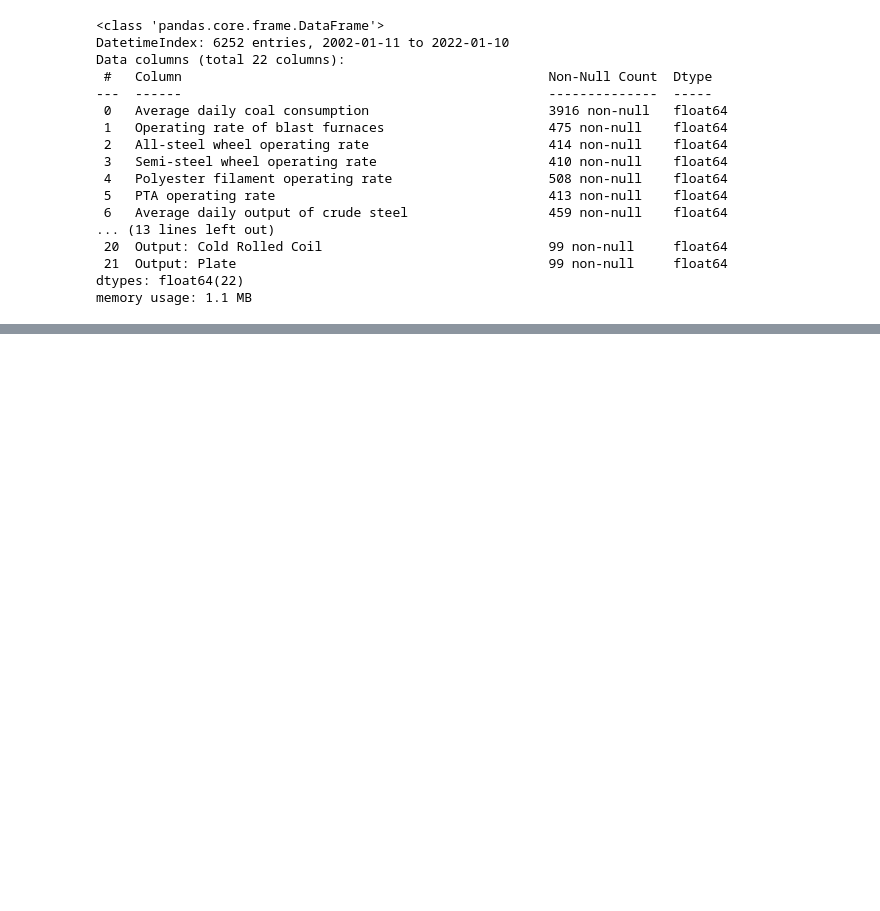
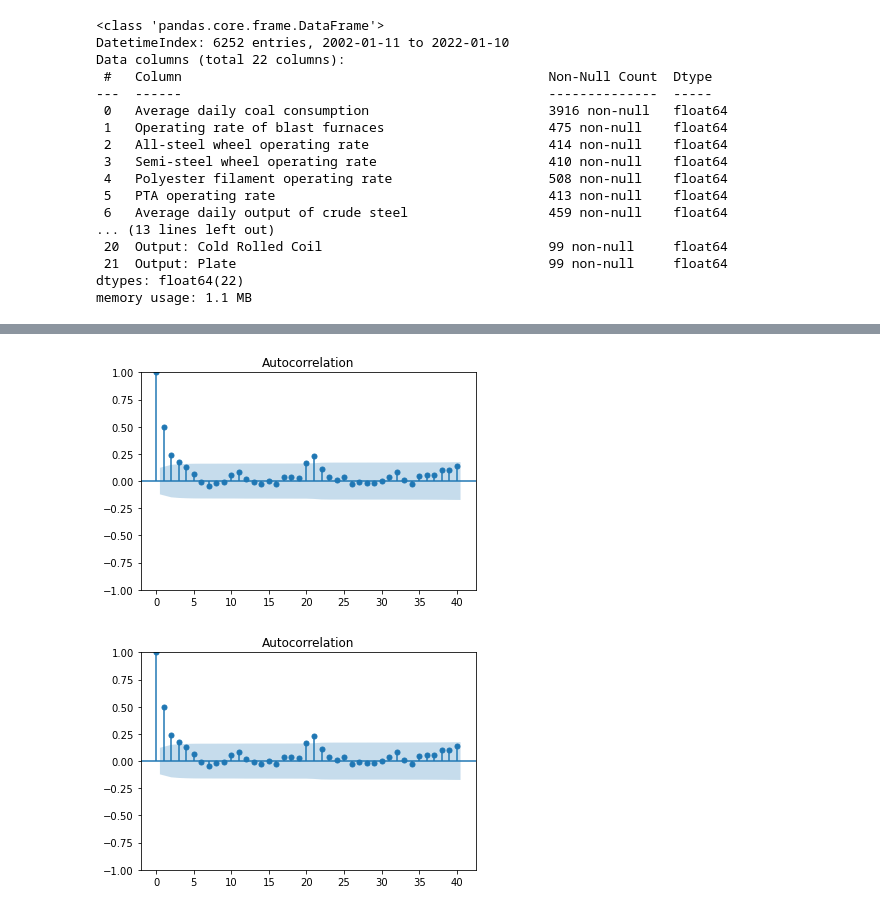
Before and after one commit to koueihei/Project-for-math-data-skills-YG, a Jupyter notebook: Data_and_code/datacleaning.ipynb, the cells around one changed output, grey strips where cells are left out. Drawn from its saved outputs; the diff is of its cells as text; code cells hidden in the pictures; blank space fills up the shorter version.

```diff
--- a/Data_and_code/datacleaning.ipynb
+++ b/Data_and_code/datacleaning.ipynb
@@ -44,0 +89,5 @@ data.rename(columns = indexing)
+# %%
+plot_acf(data3.p2.dropna(), lags=40)
+# %% [output]
+[figure, added]
+[figure, added]
```
Also changed, not shown: parts of 9 cells of this notebook.
